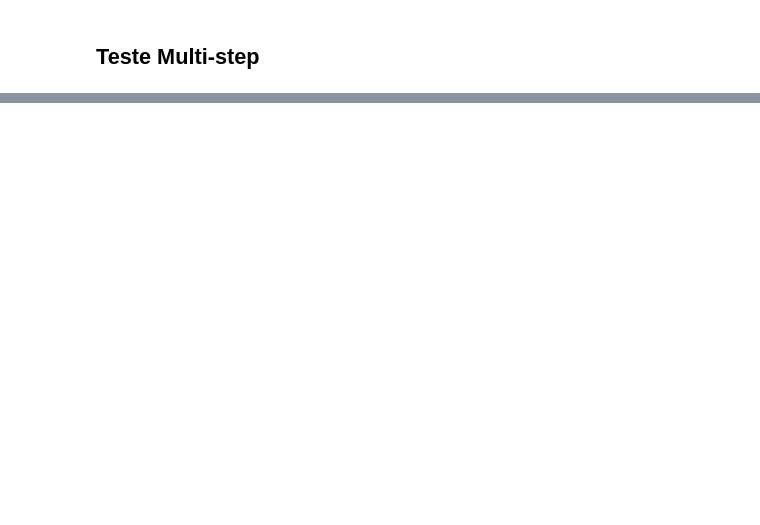
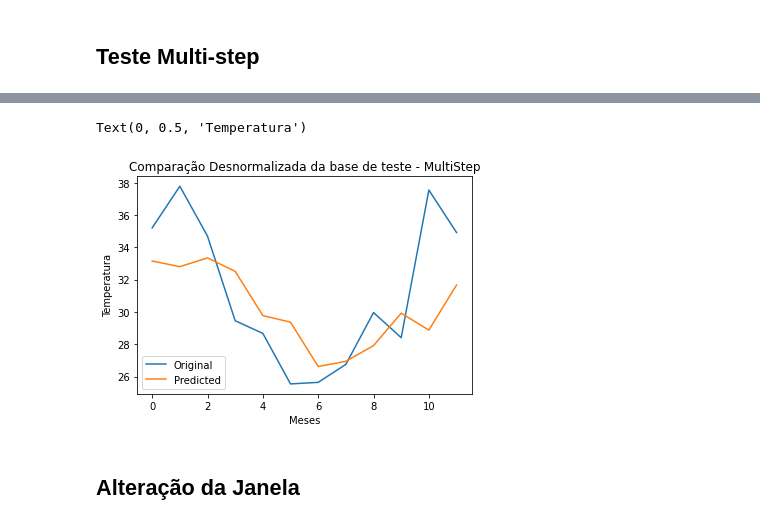
Before and after one commit to MathNog/Trabalhos_ICA, a Jupyter notebook: microclima2/class_pratica2.ipynb, the cells around one changed output, grey strips where cells are left out. Drawn from its saved outputs; the diff is of its cells as text; code cells hidden in the pictures; blank space fills up the shorter version.

```diff
--- a/microclima2/class_pratica2.ipynb
+++ b/microclima2/class_pratica2.ipynb
@@ -399,3 +490,15 @@ Text(0, 0.5, 'Temperatura')
+# %%
+plt.plot(orig_y_eval)
+plt.plot(orig_y_hat)
+plt.legend(['Original','Predicted'])
+plt.title('Comparação Desnormalizada da base de teste - MultiStep')
+plt.xlabel('Meses')
+plt.ylabel('Temperatura')
+# %% [output]
+Text(0, 0.5, 'Temperatura')
+[figure, added]
+# %% [markdown]
+## Alteração da Janela
 # %%
 raw_data = pd.read_csv('microclima2.csv')
 
```
Also changed, not shown: parts of 28 cells of this notebook, 15 other files.
